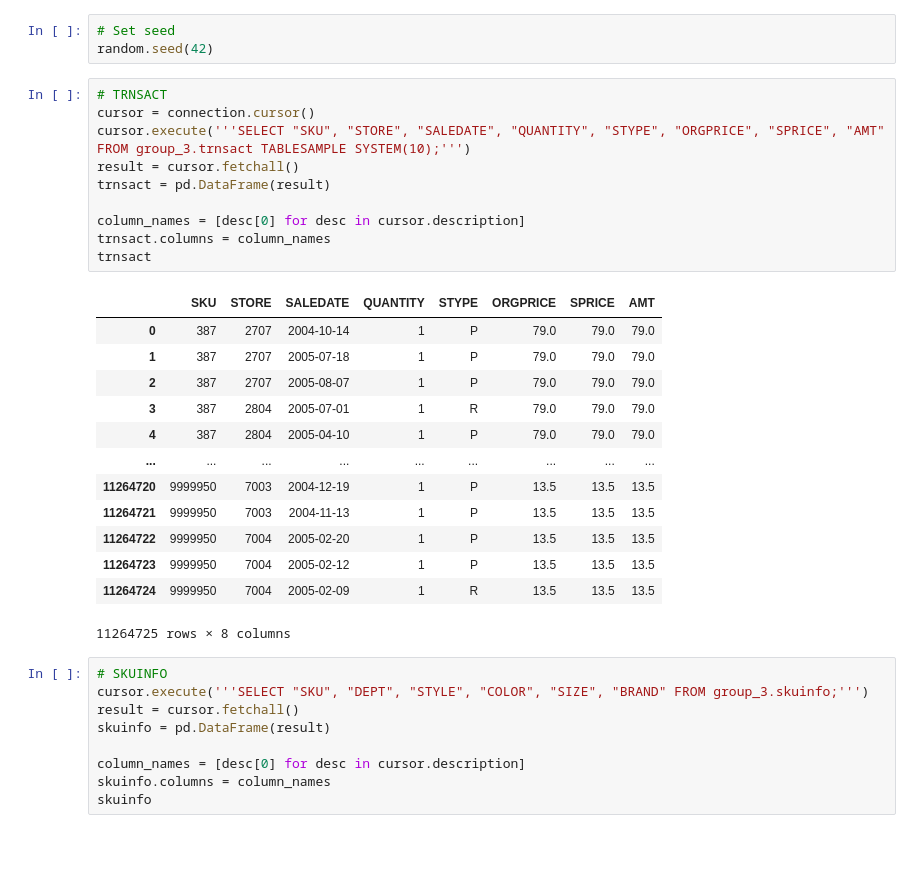
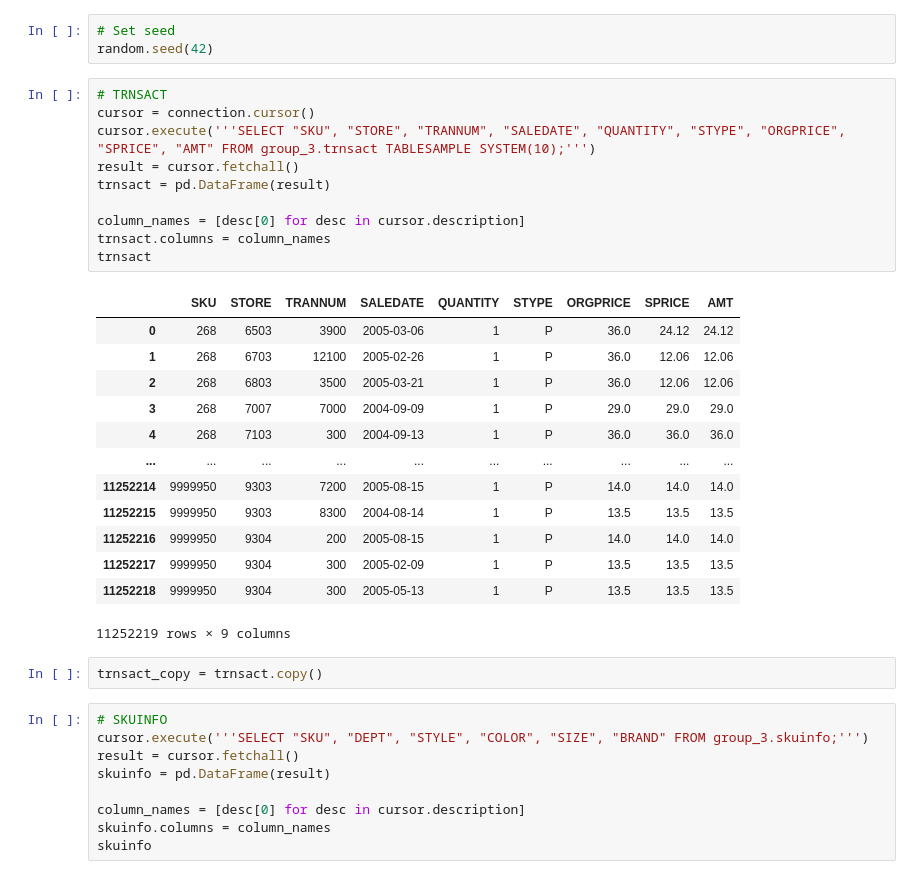
Before and after one commit to MSIA/MLDS400_Group3-Ye-Joon-Han-Jiayue-Tian-Wesley-Wang-Yumin-Zhang, a Jupyter notebook: 400_project.ipynb, the cells around one changed output. Saved outputs shown, nothing was run; the diff lists cells and outputs as text; blank space fills up the shorter version.

```diff
--- a/400_project.ipynb
+++ b/400_project.ipynb
@@ -46,27 +49,29 @@ random.seed(42)
 # %%
 # TRNSACT
 cursor = connection.cursor()
-cursor.execute('''SELECT "SKU", "STORE", "SALEDATE", "QUANTITY", "STYPE", "ORGPRICE", "SPRICE", "AMT" FROM group_3.trnsact TABLESAMPLE SYSTEM(10);''')
+cursor.execute('''SELECT "SKU", "STORE", "TRANNUM", "SALEDATE", "QUANTITY", "STYPE", "ORGPRICE", "SPRICE", "AMT" FROM group_3.trnsact TABLESAMPLE SYSTEM(10);''')
 result = cursor.fetchall()
 trnsact = pd.DataFrame(result)
 
 column_names = [desc[0] for desc in cursor.description]
 trnsact.columns = column_names
 trnsact
 # %% [output]
-|  | SKU | STORE | SALEDATE | QUANTITY | STYPE | ORGPRICE | SPRICE | AMT |
-| 0 | 387 | 2707 | 2004-10-14 | 1 | P | 79.0 | 79.0 | 79.0 |
-| 1 | 387 | 2707 | 2005-07-18 | 1 | P | 79.0 | 79.0 | 79.0 |
-| 2 | 387 | 2707 | 2005-08-07 | 1 | P | 79.0 | 79.0 | 79.0 |
-| 3 | 387 | 2804 | 2005-07-01 | 1 | R | 79.0 | 79.0 | 79.0 |
-| 4 | 387 | 2804 | 2005-04-10 | 1 | P | 79.0 | 79.0 | 79.0 |
-| ... | ... | ... | ... | ... | ... | ... | ... | ... |
-| 11264720 | 9999950 | 7003 | 2004-12-19 | 1 | P | 13.5 | 13.5 | 13.5 |
-| 11264721 | 9999950 | 7003 | 2004-11-13 | 1 | P | 13.5 | 13.5 | 13.5 |
-| 11264722 | 9999950 | 7004 | 2005-02-20 | 1 | P | 13.5 | 13.5 | 13.5 |
-| 11264723 | 9999950 | 7004 | 2005-02-12 | 1 | P | 13.5 | 13.5 | 13.5 |
-| 11264724 | 9999950 | 7004 | 2005-02-09 | 1 | R | 13.5 | 13.5 | 13.5 |
+|  | SKU | STORE | TRANNUM | SALEDATE | QUANTITY | STYPE | ORGPRICE | SPRICE | AMT |
+| 0 | 268 | 6503 | 3900 | 2005-03-06 | 1 | P | 36.0 | 24.12 | 24.12 |
+| 1 | 268 | 6703 | 12100 | 2005-02-26 | 1 | P | 36.0 | 12.06 | 12.06 |
+| 2 | 268 | 6803 | 3500 | 2005-03-21 | 1 | P | 36.0 | 12.06 | 12.06 |
+| 3 | 268 | 7007 | 7000 | 2004-09-09 | 1 | P | 29.0 | 29.0 | 29.0 |
+| 4 | 268 | 7103 | 300 | 2004-09-13 | 1 | P | 36.0 | 36.0 | 36.0 |
+| ... | ... | ... | ... | ... | ... | ... | ... | ... | ... |
+| 11252214 | 9999950 | 9303 | 7200 | 2005-08-15 | 1 | P | 14.0 | 14.0 | 14.0 |
+| 11252215 | 9999950 | 9303 | 8300 | 2004-08-14 | 1 | P | 13.5 | 13.5 | 13.5 |
+| 11252216 | 9999950 | 9304 | 200 | 2005-08-15 | 1 | P | 14.0 | 14.0 | 14.0 |
+| 11252217 | 9999950 | 9304 | 300 | 2005-02-09 | 1 | P | 13.5 | 13.5 | 13.5 |
+| 11252218 | 9999950 | 9304 | 300 | 2005-05-13 | 1 | P | 13.5 | 13.5 | 13.5 |
-11264725 rows × 8 columns
+11252219 rows × 9 columns
+# %%
+trnsact_copy = trnsact.copy()
 # %%
 # SKUINFO
 cursor.execute('''SELECT "SKU", "DEPT", "STYLE", "COLOR", "SIZE", "BRAND" FROM group_3.skuinfo;''')
```
Also changed, not shown: parts of 41 cells of this notebook, 1 other file.
